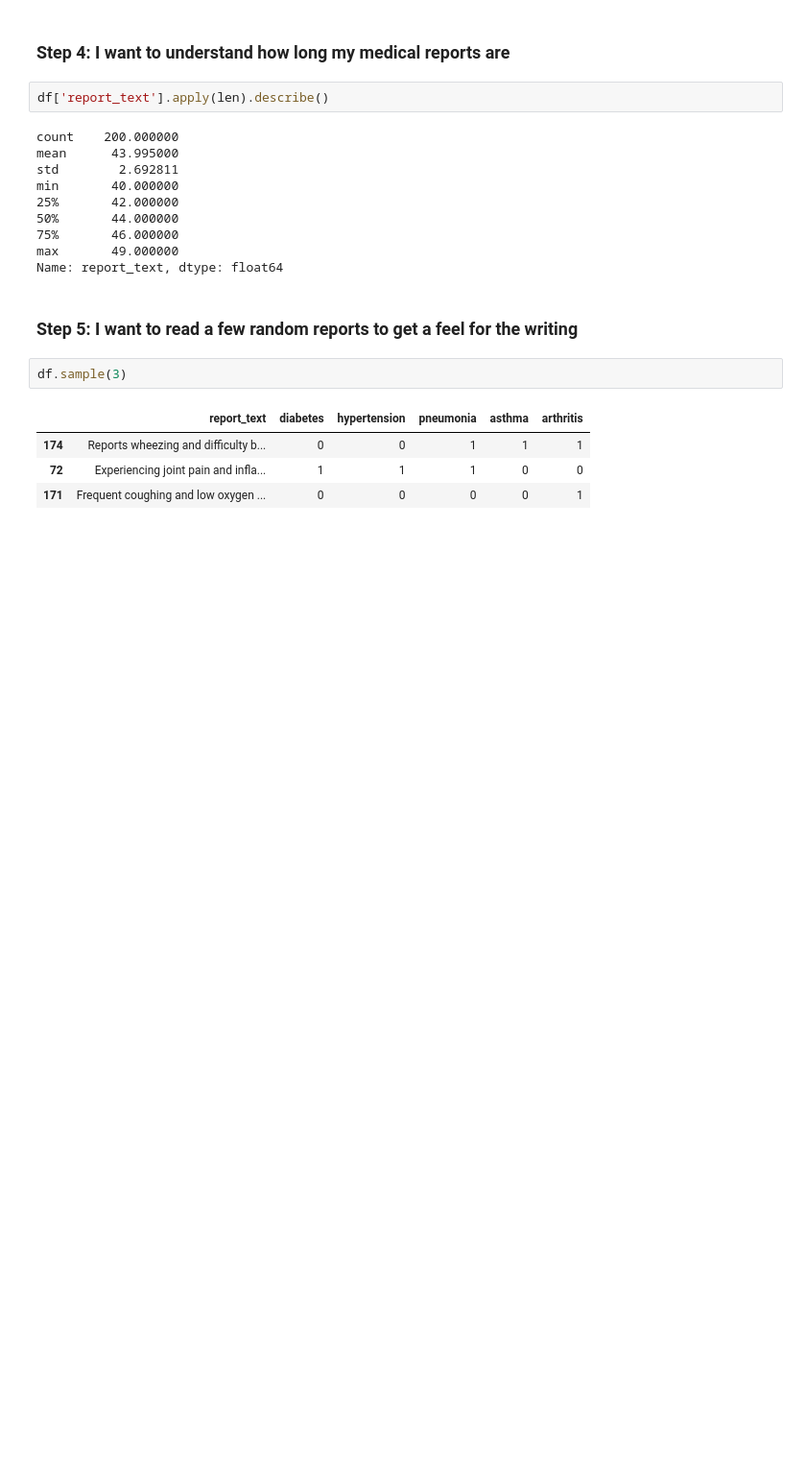
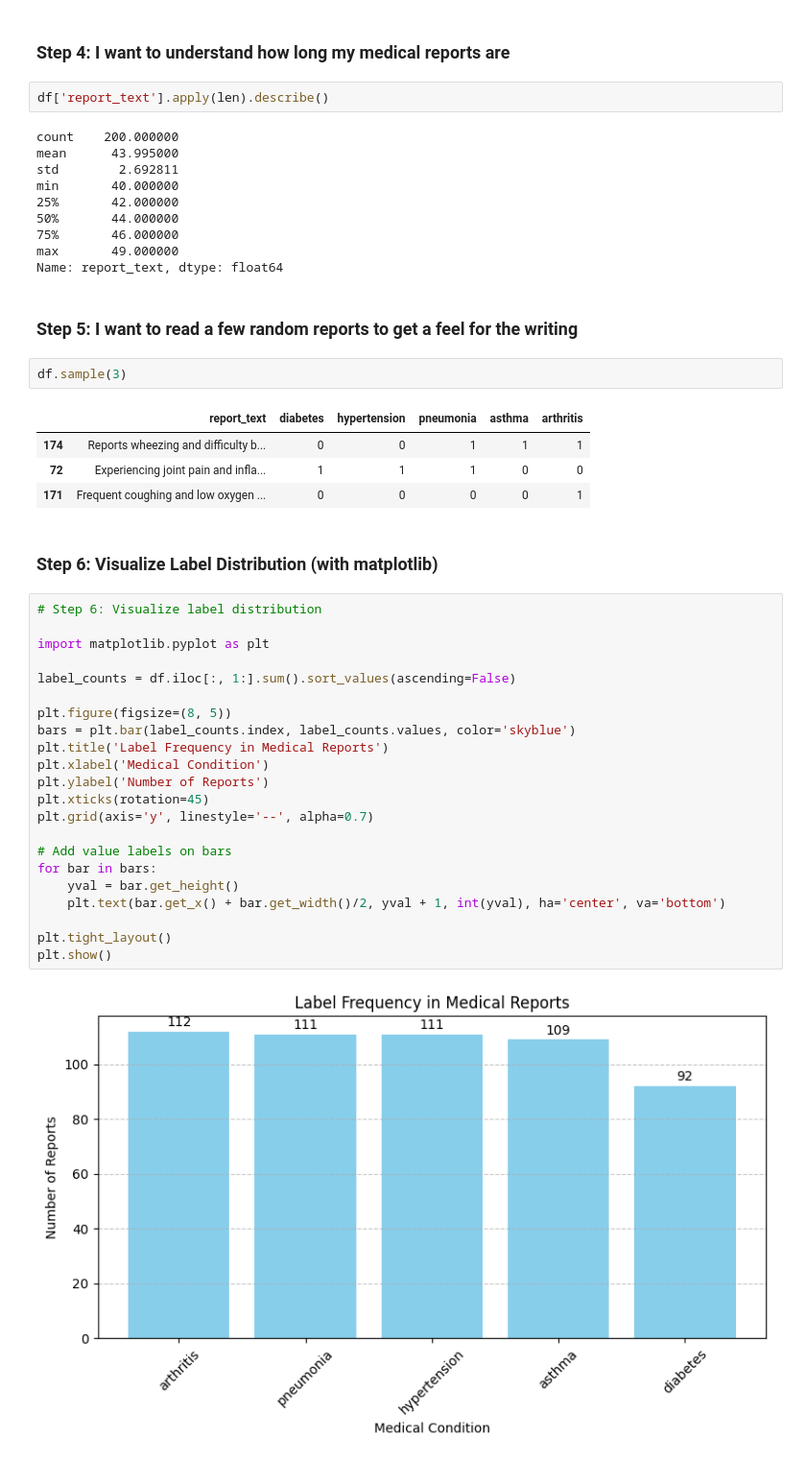
Before and after one commit to Shehrbaano-Ali/Medical-Report-Analyzer, a Jupyter notebook: notebooks/eda.ipynb, the cells around one changed output. Shown: that part at 96% size. Saved outputs shown, nothing was run; the diff lists cells and outputs as text; blank space fills up the shorter version.

Commit message:
Step 6: Added matplotlib bar plot to visualize label distribution

```diff
--- a/notebooks/eda.ipynb
+++ b/notebooks/eda.ipynb
@@ -89,3 +89,29 @@ df.sample(3)
 | 174 | Reports wheezing and difficulty b... | 0 | 0 | 1 | 1 | 1 |
 | 72 | Experiencing joint pain and infla... | 1 | 1 | 1 | 0 | 0 |
 | 171 | Frequent coughing and low oxygen ... | 0 | 0 | 0 | 0 | 1 |
+# %% [markdown]
+### Step 6: Visualize Label Distribution (with matplotlib)
+# %%
+# Step 6: Visualize label distribution
+
+import matplotlib.pyplot as plt
+
+label_counts = df.iloc[:, 1:].sum().sort_values(ascending=False)
+
+plt.figure(figsize=(8, 5))
+bars = plt.bar(label_counts.index, label_counts.values, color='skyblue')
+plt.title('Label Frequency in Medical Reports')
+plt.xlabel('Medical Condition')
+plt.ylabel('Number of Reports')
+plt.xticks(rotation=45)
+plt.grid(axis='y', linestyle='--', alpha=0.7)
+
+# Add value labels on bars
+for bar in bars:
+    yval = bar.get_height()
+    plt.text(bar.get_x() + bar.get_width()/2, yval + 1, int(yval), ha='center', va='bottom')
+
+plt.tight_layout()
+plt.show()
+# %% [output]
+[figure, added]
```
